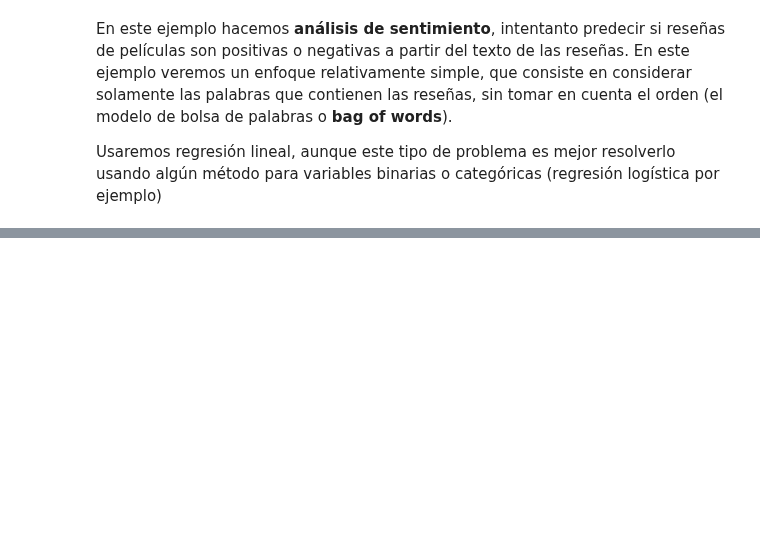
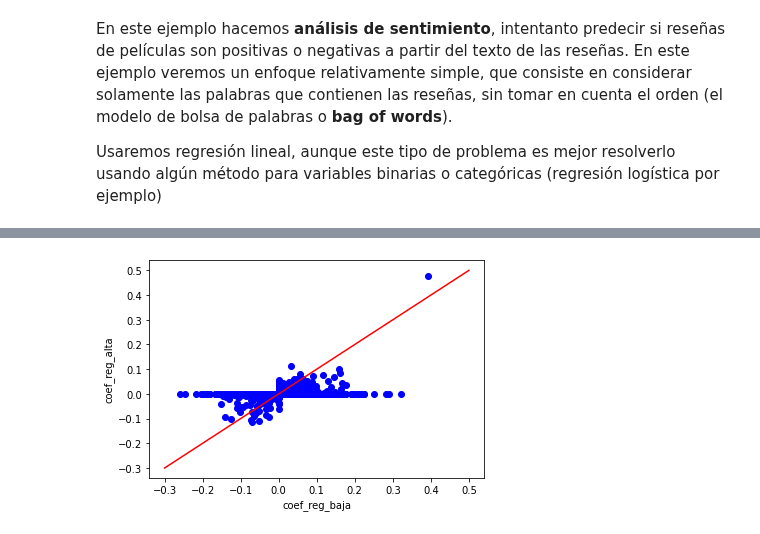
Before and after one commit to CAMM961001/itam-mcd, a Jupyter notebook: aprendizaje-automatico/libros/tarea04.ipynb, the cells around one changed output, grey strips where cells are left out. Drawn from its saved outputs; the diff is of its cells as text; code cells hidden in the pictures; blank space fills up the shorter version.

```diff
--- a/aprendizaje-automatico/libros/tarea04.ipynb
+++ b/aprendizaje-automatico/libros/tarea04.ipynb
@@ -55,0 +64,3 @@ tienen coeficiente positivo y cuáles negativo?
+# %%
+path_universal = "C:\\Users\\Miguel\\Documents\\Github\\itam-mcd"
+os.listdir(path_universal)
@@ -55,0 +75,4 @@ tienen coeficiente positivo y cuáles negativo?
+# %%
+path_asignatura = "aprendizaje-automatico"
+path_asignatura = os.path.join(path_universal, path_asignatura)
+os.listdir(path_asignatura)
@@ -55,0 +81,5 @@ tienen coeficiente positivo y cuáles negativo?
+# %%
+#Se obtiene dataset original
+file_path = "datos\\coefs_2mod.csv"
+coefs = pd.read_csv(os.path.join(path_asignatura, file_path))
+coefs.head()
@@ -55,0 +93,10 @@ tienen coeficiente positivo y cuáles negativo?
+# %%
+plt.scatter(x=coefs['coef_reg_baja'], y=coefs['coef_reg_alta'], c='b')
+plt.plot(np.arange(-0.3,0.6,0.1), np.arange(-0.3,0.6,0.1), c='r')
+
+plt.xlabel('coef_reg_baja')
+plt.ylabel('coef_reg_alta')
+
+plt.show()
+# %% [output]
+[figure, added]
```
Also changed, not shown: parts of 9 cells of this notebook.
